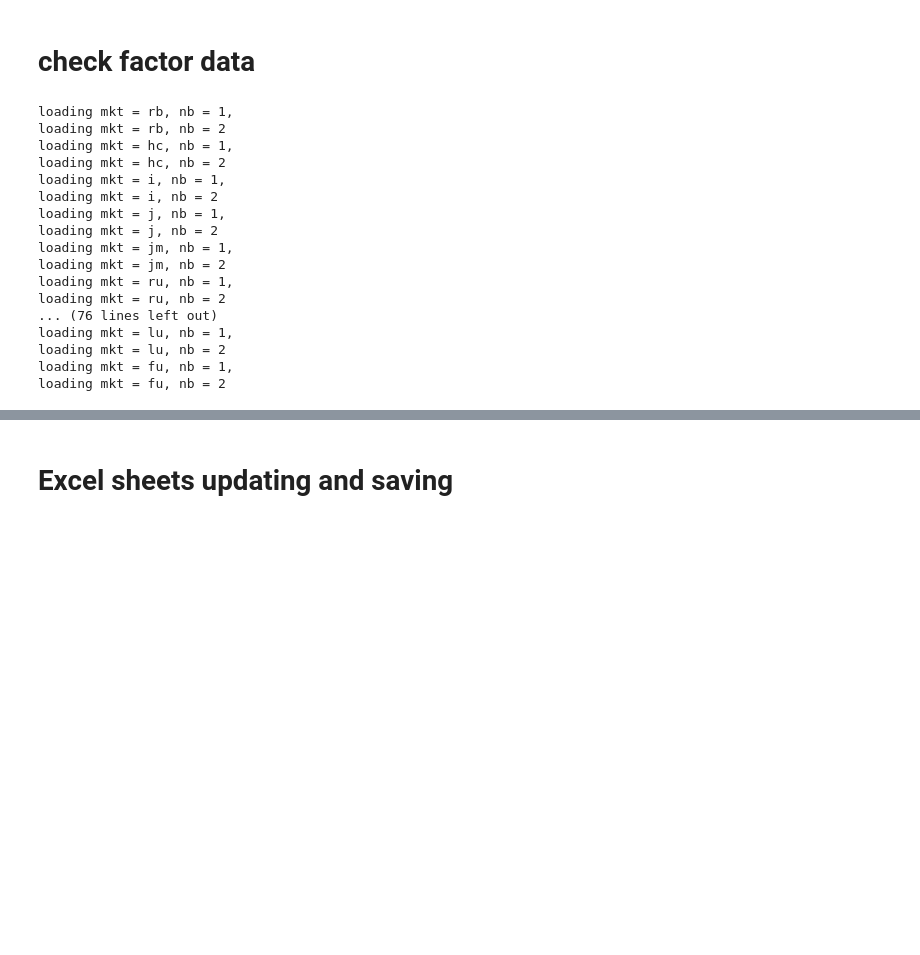
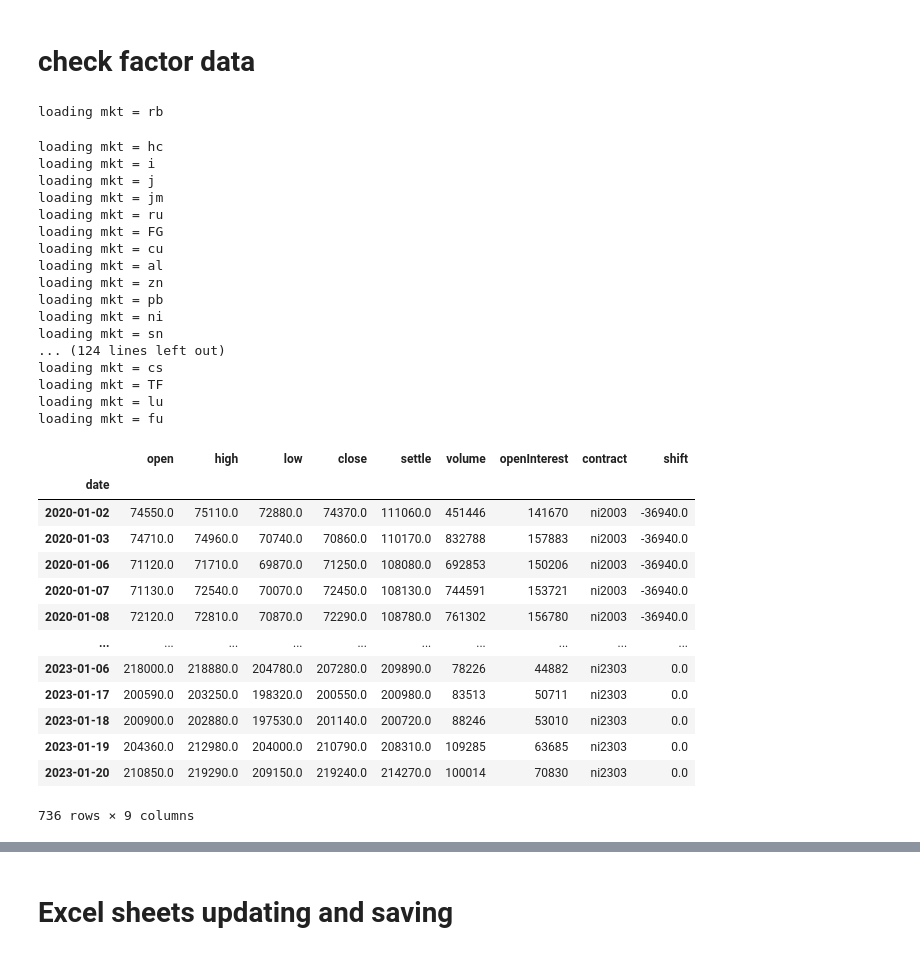
Before and after one commit to harvey1673/pyktrader3, a Jupyter notebook: bktest/daily data check.ipynb, the cells around one changed output, grey strips where cells are left out. Saved outputs shown, nothing was run; the diff lists cells and outputs as text; code cells hidden in the pictures; blank space fills up the shorter version.

```diff
--- a/bktest/daily data check.ipynb
+++ b/bktest/daily data check.ipynb
@@ -108,28 +162,60 @@ commod_mkts = ['rb', 'hc', 'i', 'j', 'jm', 'ru', 'FG', 'cu', 'al', 'zn', 'pb', '
 edate=datetime.date(2023,1,20)
 start_date = day_shift(edate, '-30m')
 
-fact_key, fact_mkts, scenarios  = ('commod_test', commod_mkts, scenarios_test)
-res = update_factor_data(fact_mkts, scenarios, start_date, edate, roll_rule='30b')
+run_settings = [
+    ('commod_cal', commod_mkts, scenarios_all, 'CAL_30b', 's1'),
+    ('commod_hot', commod_mkts, scenarios_all, 'hot', 'd1'),
+    ('commod_exp', commod_mkts, scenarios_all, 'expiry', 'd1'),
+]
+
+res = {}
+for (fact_key, fact_mkts, scenarios, roll_label, freq) in run_settings:
+    res[fact_key] = update_factor_data(fact_mkts, scenarios, start_date, edate, roll_rule=roll_label, freq=freq)
 # %% [output]
-loading mkt = rb, nb = 1,
-loading mkt = rb, nb = 2
-loading mkt = hc, nb = 1,
-loading mkt = hc, nb = 2
-loading mkt = i, nb = 1,
-loading mkt = i, nb = 2
-loading mkt = j, nb = 1,
-loading mkt = j, nb = 2
-loading mkt = jm, nb = 1,
-loading mkt = jm, nb = 2
-loading mkt = ru, nb = 1,
-loading mkt = ru, nb = 2
-... (76 lines left out)
-loading mkt = lu, nb = 1,
-loading mkt = lu, nb = 2
-loading mkt = fu, nb = 1,
-loading mkt = fu, nb = 2
+loading mkt = rb
+loading mkt = hc
+loading mkt = i
+loading mkt = j
+loading mkt = jm
+loading mkt = ru
+loading mkt = FG
+loading mkt = cu
+loading mkt = al
+loading mkt = zn
+loading mkt = pb
+loading mkt = ni
+loading mkt = sn
+... (124 lines left out)
+loading mkt = cs
+loading mkt = TF
+loading mkt = lu
+loading mkt = fu
 # %%
 with open("C:/dev/data/new_strat.json", 'w') as f:
     json.dump(res, f, indent=4)
+# %%
+from pycmqlib3.utility.misc import nearby
+import datetime
+
+df1 = nearby('ni', 1, start_date=datetime.date(2020,1,1),
+             end_date=datetime.date(2023,1,30),
+             shift_mode=1,
+             freq='d', roll_rule='-30b')
+df1
+# %% [output]
+|  | open | high | low | close | settle | volume | openInterest | contract | shift |
+| date |  |  |  |  |  |  |  |  |  |
+| 2020-01-02 | 74550.0 | 75110.0 | 72880.0 | 74370.0 | 111060.0 | 451446 | 141670 | ni2003 | -36940.0 |
+| 2020-01-03 | 74710.0 | 74960.0 | 70740.0 | 70860.0 | 110170.0 | 832788 | 157883 | ni2003 | -36940.0 |
+| 2020-01-06 | 71120.0 | 71710.0 | 69870.0 | 71250.0 | 108080.0 | 692853 | 150206 | ni2003 | -36940.0 |
+| 2020-01-07 | 71130.0 | 72540.0 | 70070.0 | 72450.0 | 108130.0 | 744591 | 153721 | ni2003 | -36940.0 |
+| 2020-01-08 | 72120.0 | 72810.0 | 70870.0 | 72290.0 | 108780.0 | 761302 | 156780 | ni2003 | -36940.0 |
+| ... | ... | ... | ... | ... | ... | ... | ... | ... | ... |
+| 2023-01-06 | 218000.0 | 218880.0 | 204780.0 | 207280.0 | 209890.0 | 78226 | 44882 | ni2303 | 0.0 |
+| 2023-01-17 | 200590.0 | 203250.0 | 198320.0 | 200550.0 | 200980.0 | 83513 | 50711 | ni2303 | 0.0 |
+| 2023-01-18 | 200900.0 | 202880.0 | 197530.0 | 201140.0 | 200720.0 | 88246 | 53010 | ni2303 | 0.0 |
+| 2023-01-19 | 204360.0 | 212980.0 | 204000.0 | 210790.0 | 208310.0 | 109285 | 63685 | ni2303 | 0.0 |
+| 2023-01-20 | 210850.0 | 219290.0 | 209150.0 | 219240.0 | 214270.0 | 100014 | 70830 | ni2303 | 0.0 |
+736 rows × 9 columns
 # %%
 port_pos_config = [
```
Also changed, not shown: parts of 4 cells of this notebook, 8 other files.
